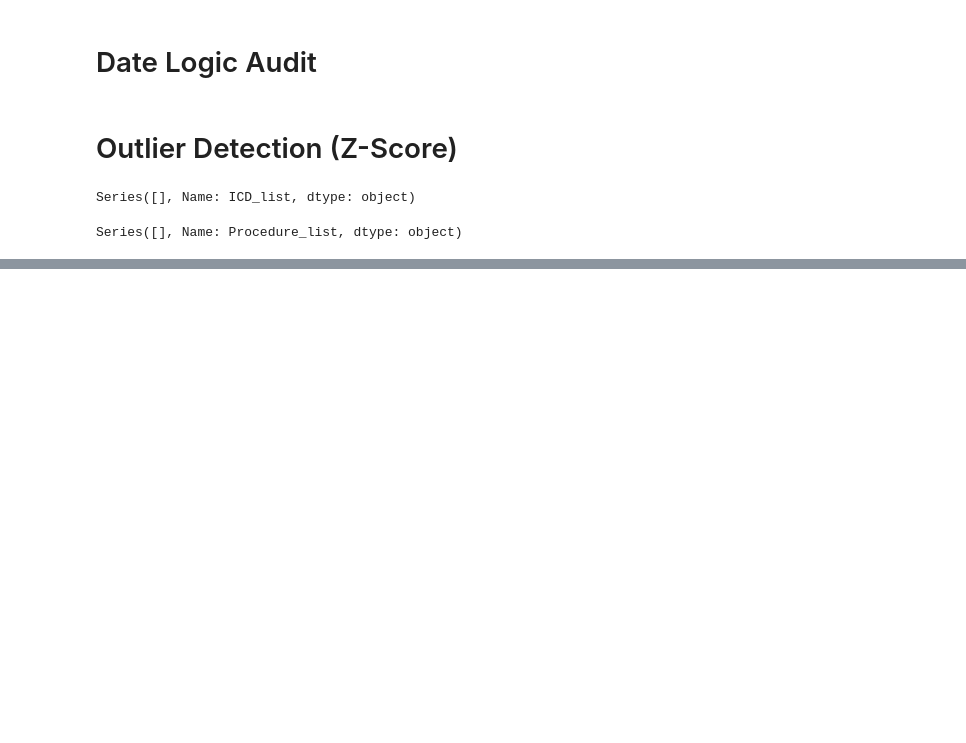
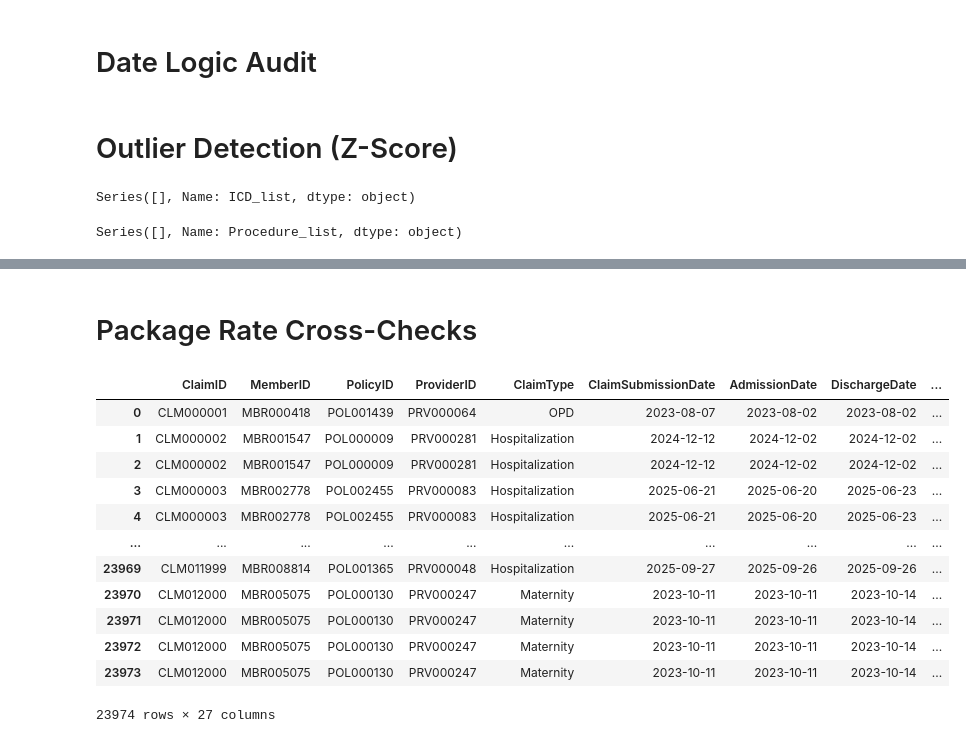
Before and after one commit to Abdulsubahan2003/Capstone, a Jupyter notebook: Capstone/01Capstone.ipynb, the cells around one changed output, grey strips where cells are left out. Cells and saved outputs as stored; diff of their text form; code cells hidden in the pictures; blank space fills up the shorter version.

```diff
--- a/Capstone/01Capstone.ipynb
+++ b/Capstone/01Capstone.ipynb
@@ -225,0 +240,2 @@ len(invalid_policy)
+# %% [markdown]
+# Package Rate Cross-Checks
@@ -225,0 +248,26 @@ len(invalid_policy)
+# %%
+claims['Procedure_list'] = claims['ProcedureCode(s)'].astype(str).str.split('|')
+
+claims_proc_exp = claims.explode('Procedure_list')
+
+claims_proc_exp = claims_proc_exp.merge(
+    procedures[['ProcedureCode', 'StandardRate']],
+    left_on='Procedure_list',
+    right_on='ProcedureCode',
+    how='left'
+)
+claims_proc_exp
+# %% [output]
+|  | ClaimID | MemberID | PolicyID | ProviderID | ClaimType | ClaimSubmissionDate | AdmissionDate | DischargeDate | ... |
+| 0 | CLM000001 | MBR000418 | POL001439 | PRV000064 | OPD | 2023-08-07 | 2023-08-02 | 2023-08-02 | ... |
+| 1 | CLM000002 | MBR001547 | POL000009 | PRV000281 | Hospitalization | 2024-12-12 | 2024-12-02 | 2024-12-02 | ... |
+| 2 | CLM000002 | MBR001547 | POL000009 | PRV000281 | Hospitalization | 2024-12-12 | 2024-12-02 | 2024-12-02 | ... |
+| 3 | CLM000003 | MBR002778 | POL002455 | PRV000083 | Hospitalization | 2025-06-21 | 2025-06-20 | 2025-06-23 | ... |
+| 4 | CLM000003 | MBR002778 | POL002455 | PRV000083 | Hospitalization | 2025-06-21 | 2025-06-20 | 2025-06-23 | ... |
+| ... | ... | ... | ... | ... | ... | ... | ... | ... | ... |
+| 23969 | CLM011999 | MBR008814 | POL001365 | PRV000048 | Hospitalization | 2025-09-27 | 2025-09-26 | 2025-09-26 | ... |
+| 23970 | CLM012000 | MBR005075 | POL000130 | PRV000247 | Maternity | 2023-10-11 | 2023-10-11 | 2023-10-14 | ... |
+| 23971 | CLM012000 | MBR005075 | POL000130 | PRV000247 | Maternity | 2023-10-11 | 2023-10-11 | 2023-10-14 | ... |
+| 23972 | CLM012000 | MBR005075 | POL000130 | PRV000247 | Maternity | 2023-10-11 | 2023-10-11 | 2023-10-14 | ... |
+| 23973 | CLM012000 | MBR005075 | POL000130 | PRV000247 | Maternity | 2023-10-11 | 2023-10-11 | 2023-10-14 | ... |
+23974 rows × 27 columns
```
Also changed, not shown: parts of 14 cells of this notebook.
